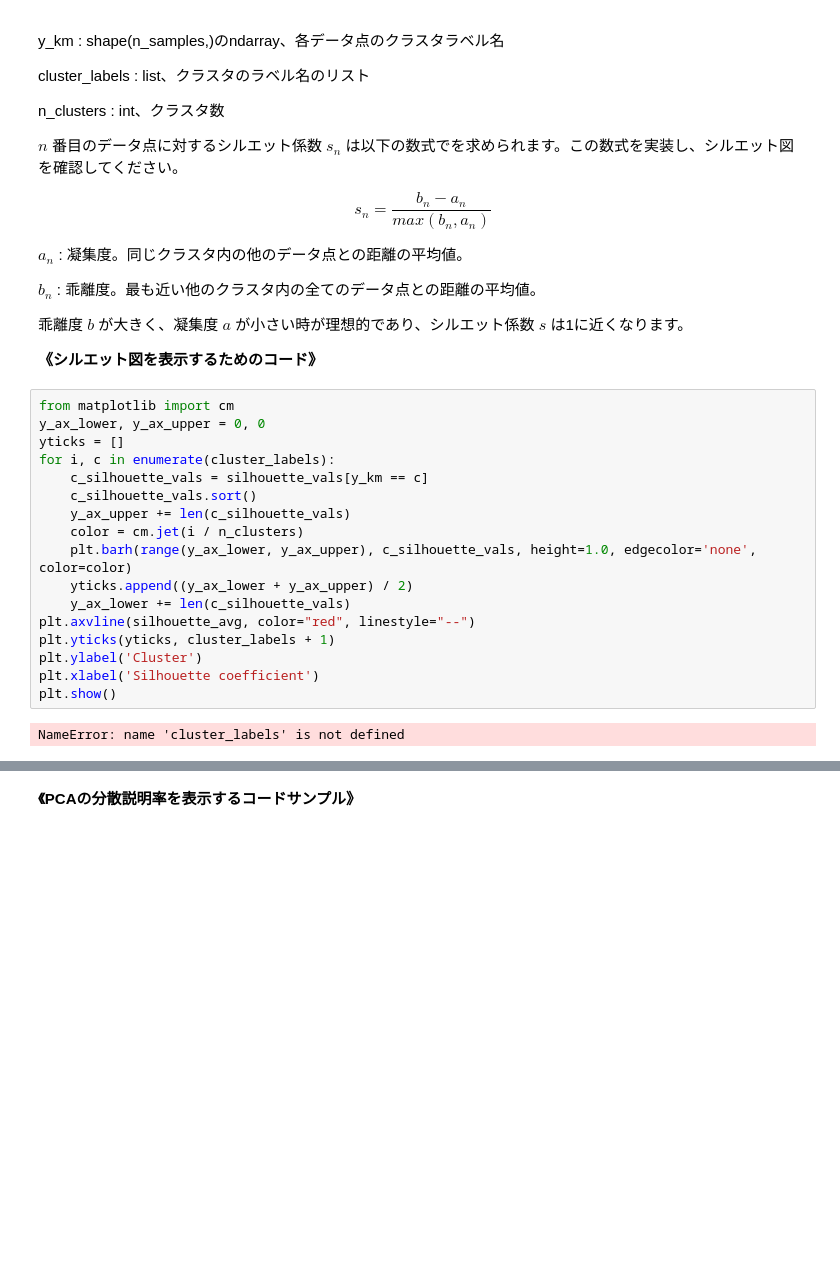
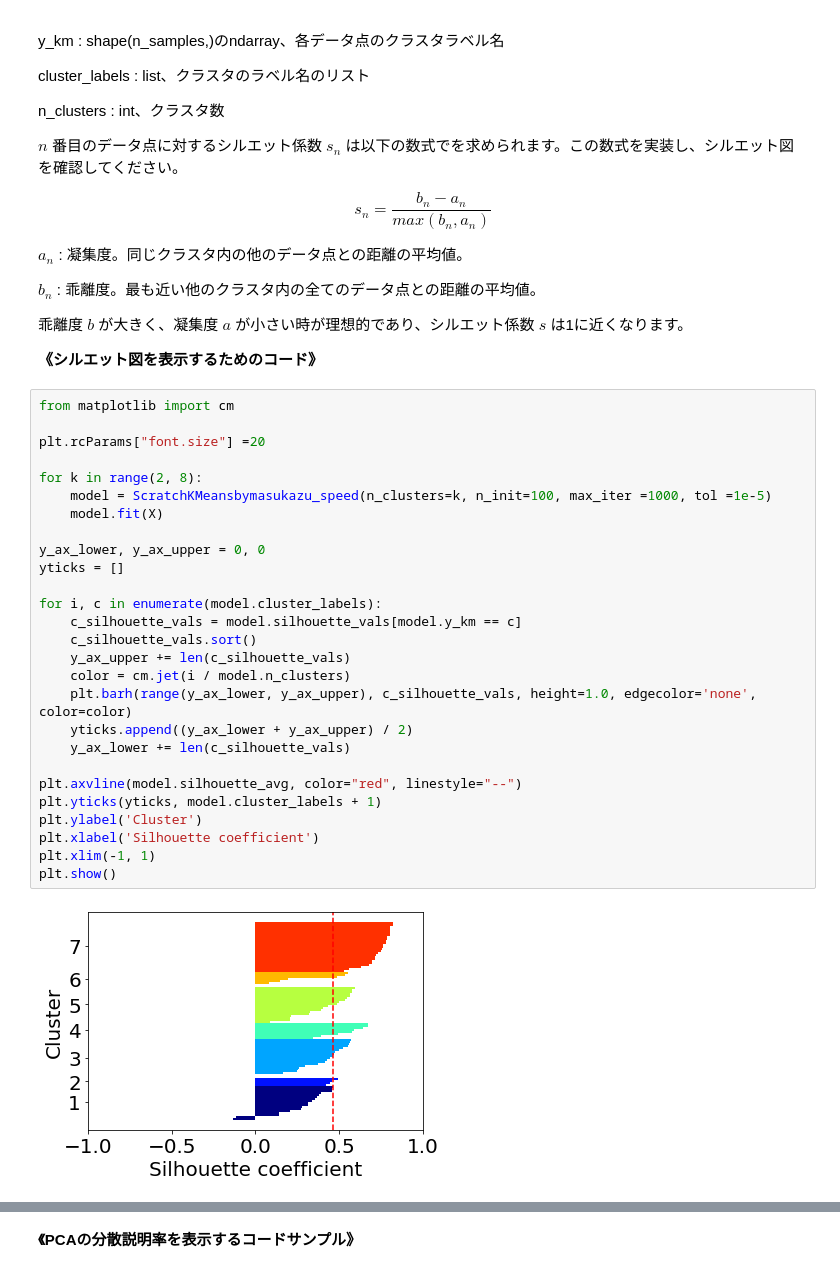
Before and after one commit to misakiryo/diveintocode-ml, a Jupyter notebook: Sprint7/Sprint7_session1_kmeans.ipynb, the cells around one changed output, grey strips where cells are left out. Saved outputs shown, nothing was run; the diff lists cells and outputs as text; blank space fills up the shorter version.

```diff
--- a/Sprint7/Sprint7_session1_kmeans.ipynb
+++ b/Sprint7/Sprint7_session1_kmeans.ipynb
@@ -353,23 +1114,33 @@ $b_n$ : 乖離度。最も近い他のクラスタ内の全てのデータ点と
 **《シルエット図を表示するためのコード》**
 # %%
 from matplotlib import cm
+
+plt.rcParams["font.size"] =20
+
+for k in range(2, 8):
+    model = ScratchKMeansbymasukazu_speed(n_clusters=k, n_init=100, max_iter =1000, tol =1e-5)
+    model.fit(X)
+
 y_ax_lower, y_ax_upper = 0, 0
 yticks = []
-for i, c in enumerate(cluster_labels):
-    c_silhouette_vals = silhouette_vals[y_km == c]
+
+for i, c in enumerate(model.cluster_labels):
+    c_silhouette_vals = model.silhouette_vals[model.y_km == c]
     c_silhouette_vals.sort()
     y_ax_upper += len(c_silhouette_vals)
-    color = cm.jet(i / n_clusters)
+    color = cm.jet(i / model.n_clusters)
     plt.barh(range(y_ax_lower, y_ax_upper), c_silhouette_vals, height=1.0, edgecolor='none', color=color)
     yticks.append((y_ax_lower + y_ax_upper) / 2)
     y_ax_lower += len(c_silhouette_vals)
-plt.axvline(silhouette_avg, color="red", linestyle="--")
-plt.yticks(yticks, cluster_labels + 1)
+
+plt.axvline(model.silhouette_avg, color="red", linestyle="--")
+plt.yticks(yticks, model.cluster_labels + 1)
 plt.ylabel('Cluster')
 plt.xlabel('Silhouette coefficient')
+plt.xlim(-1, 1)
 plt.show()
 # %% [output]
-NameError: name 'cluster_labels' is not defined
+[figure, added]
 # %% [markdown]
 ## 3.クラスタ分析
 
```
Also changed, not shown: parts of 79 cells of this notebook.
